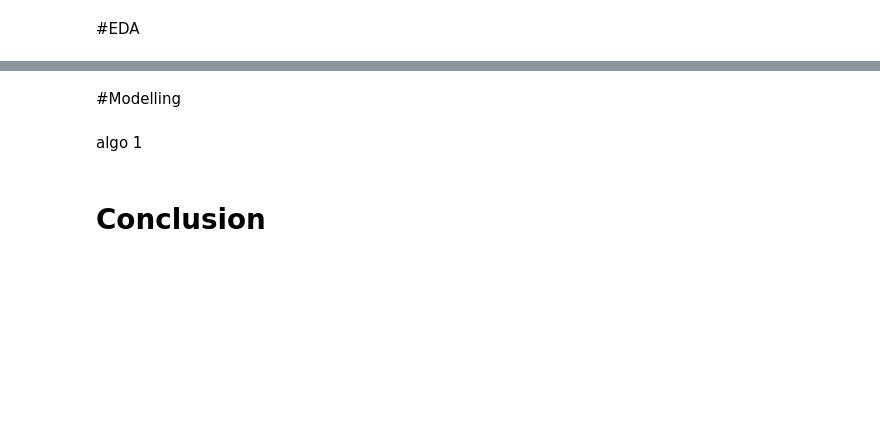
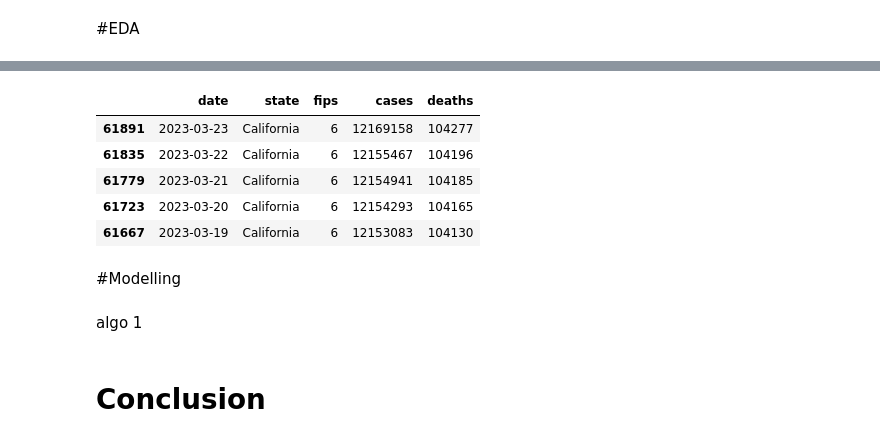
Before and after one commit to anuj672/DataSciecne2023, a Jupyter notebook: data_science_notebook.ipynb, the cells around one changed output, grey strips where cells are left out. Saved outputs shown, nothing was run; the diff lists cells and outputs as text; code cells hidden in the pictures; blank space fills up the shorter version.

```diff
--- a/data_science_notebook.ipynb
+++ b/data_science_notebook.ipynb
@@ -6,0 +25,11 @@
+# %%
+#sort data frames in place with highest deaths and cases
+current_df = df.sort_values(by=["deaths","cases"], ascending=False)
+current_df.head()
+# %% [output]
+|  | date | state | fips | cases | deaths |
+| 61891 | 2023-03-23 | California | 6 | 12169158 | 104277 |
+| 61835 | 2023-03-22 | California | 6 | 12155467 | 104196 |
+| 61779 | 2023-03-21 | California | 6 | 12154941 | 104185 |
+| 61723 | 2023-03-20 | California | 6 | 12154293 | 104165 |
+| 61667 | 2023-03-19 | California | 6 | 12153083 | 104130 |
```
Also changed, not shown: parts of 3 cells of this notebook.
